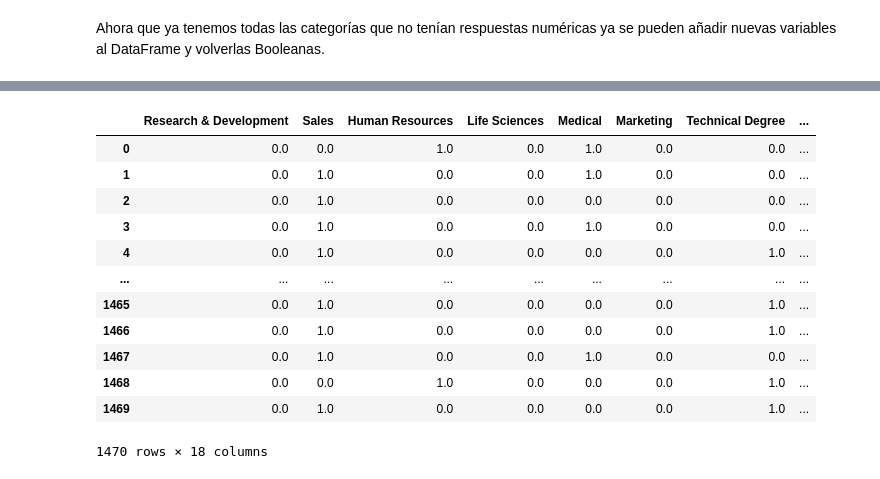
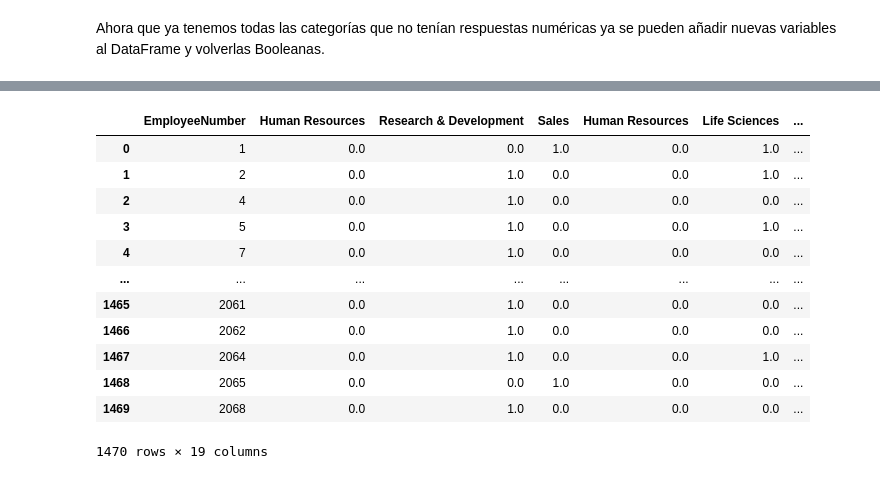
Before and after one commit to Bimex-es/Attrition, a Jupyter notebook: Coding/Machine_Learning_Python_TFM.ipynb, the cells around one changed output, grey strips where cells are left out. Drawn from its saved outputs; the diff is of its cells as text; code cells hidden in the pictures.

```diff
--- a/Coding/Machine_Learning_Python_TFM.ipynb
+++ b/Coding/Machine_Learning_Python_TFM.ipynb
@@ -176,5 +180,6 @@ possible_answers
 Ahora que ya tenemos todas las categorías que no tenían respuestas numéricas ya se pueden añadir nuevas variables al DataFrame y volverlas Booleanas.
 # %%
 data_OHE = data_n.loc[:,str_variables]
+data_OHE = pd.merge(data_n.loc[:,'EmployeeNumber'], data_OHE, left_index=True, right_index=True)
 data_OHE
 # %% [output]
@@ -221,0 +227,5 @@ final_df
+# %%
+a = final_df.loc[final_df[15] == 1,'Department']
+a.value_counts()
+a
+final_df.loc[final_df[15]==1]
@@ -221,0 +255,21 @@ final_df
+# %%
+#we get how to rename each category in the OHE
+renaming = ['EmployeeNumber']
+
+for i in range(0,18):
+    a = final_df.loc[final_df[i] == 1,'Department']
+    b = final_df.loc[final_df[i] == 1,'EducationField']
+    c = final_df.loc[final_df[i] == 1,'JobRole']
+
+    if i in range(0,len(possible_answers['Department'])):
+        renaming.append(a.iloc[0])
+        #print('a')
+    elif i in range(len(possible_answers['Department']),len(possible_answers['Department'])+len(possible_answers['EducationField'])):
+        renaming.append(b.iloc[0])
+        #print('b')
+    else:
+        renaming.append(c.iloc[0])
+        #print('c')
+
+#final_df.loc[79]
+renaming
@@ -222,29 +296,26 @@ final_df
 # %%
-#drop 'team' column
+#drop column with str
 final_df.drop(str_variables, axis=1, inplace=True)
 
-#rename columns
-renaming = []
-for category in possible_answers:
-    for answer in possible_answers[category]:
-        renaming.append(answer)
-
-renaming
-
 final_df.columns = [renaming]
+#renaming_dic = {}
+#for i in range(0,18):
+ #   renaming_dic[i] = renaming[i+1][0]
+#final_df = final_df.rename(columns=renaming_dic)
 
 final_df
+#renaming_dic
 # %% [output]
-|  | Research & Development | Sales | Human Resources | Life Sciences | Medical | Marketing | Technical Degree | ... |
-| 0 | 0.0 | 0.0 | 1.0 | 0.0 | 1.0 | 0.0 | 0.0 | ... |
-| 1 | 0.0 | 1.0 | 0.0 | 0.0 | 1.0 | 0.0 | 0.0 | ... |
-| 2 | 0.0 | 1.0 | 0.0 | 0.0 | 0.0 | 0.0 | 0.0 | ... |
-| 3 | 0.0 | 1.0 | 0.0 | 0.0 | 1.0 | 0.0 | 0.0 | ... |
-| 4 | 0.0 | 1.0 | 0.0 | 0.0 | 0.0 | 0.0 | 1.0 | ... |
-| ... | ... | ... | ... | ... | ... | ... | ... | ... |
-| 1465 | 0.0 | 1.0 | 0.0 | 0.0 | 0.0 | 0.0 | 1.0 | ... |
-| 1466 | 0.0 | 1.0 | 0.0 | 0.0 | 0.0 | 0.0 | 1.0 | ... |
-| 1467 | 0.0 | 1.0 | 0.0 | 0.0 | 1.0 | 0.0 | 0.0 | ... |
-| 1468 | 0.0 | 0.0 | 1.0 | 0.0 | 0.0 | 0.0 | 1.0 | ... |
-| 1469 | 0.0 | 1.0 | 0.0 | 0.0 | 0.0 | 0.0 | 1.0 | ... |
+|  | EmployeeNumber | Human Resources | Research & Development | Sales | Human Resources | Life Sciences | ... |
+| 0 | 1 | 0.0 | 0.0 | 1.0 | 0.0 | 1.0 | ... |
+| 1 | 2 | 0.0 | 1.0 | 0.0 | 0.0 | 1.0 | ... |
+| 2 | 4 | 0.0 | 1.0 | 0.0 | 0.0 | 0.0 | ... |
+| 3 | 5 | 0.0 | 1.0 | 0.0 | 0.0 | 1.0 | ... |
+| 4 | 7 | 0.0 | 1.0 | 0.0 | 0.0 | 0.0 | ... |
+| ... | ... | ... | ... | ... | ... | ... | ... |
+| 1465 | 2061 | 0.0 | 1.0 | 0.0 | 0.0 | 0.0 | ... |
+| 1466 | 2062 | 0.0 | 1.0 | 0.0 | 0.0 | 0.0 | ... |
+| 1467 | 2064 | 0.0 | 1.0 | 0.0 | 0.0 | 1.0 | ... |
+| 1468 | 2065 | 0.0 | 0.0 | 1.0 | 0.0 | 0.0 | ... |
+| 1469 | 2068 | 0.0 | 1.0 | 0.0 | 0.0 | 0.0 | ... |
-1470 rows × 18 columns
+1470 rows × 19 columns
```
Also changed, not shown: parts of 28 cells of this notebook, 1 other file.
